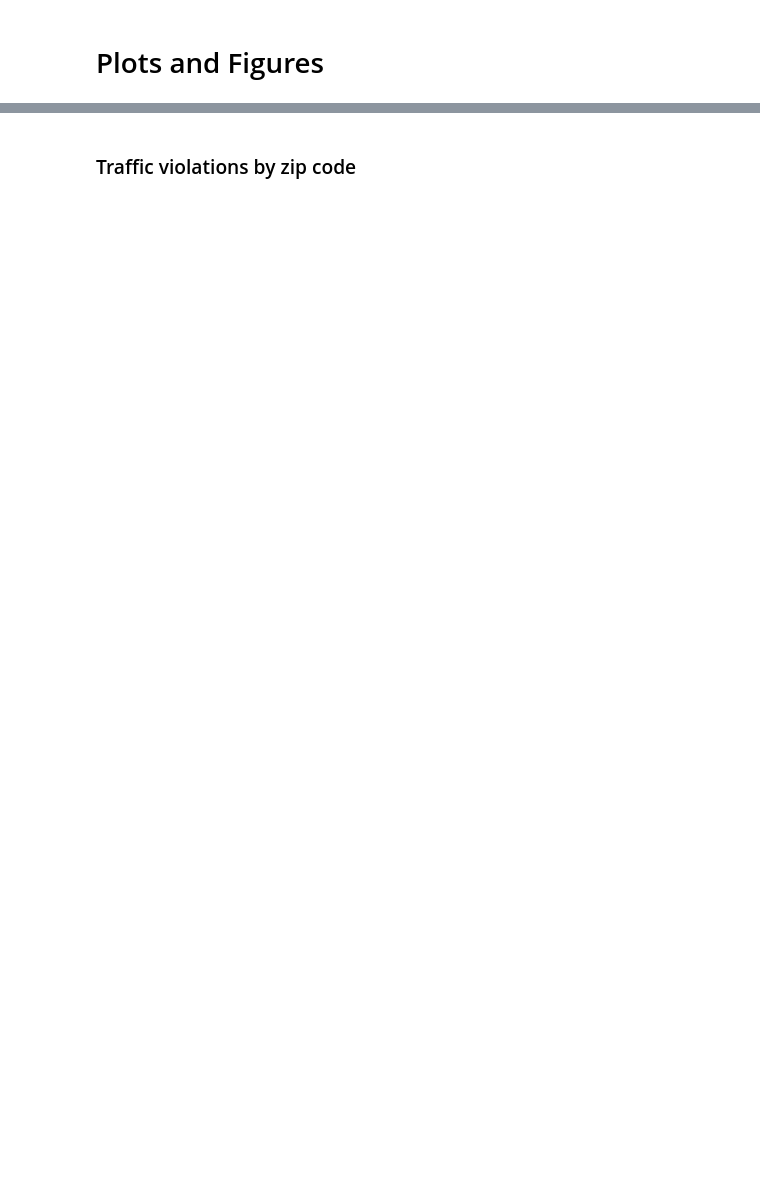
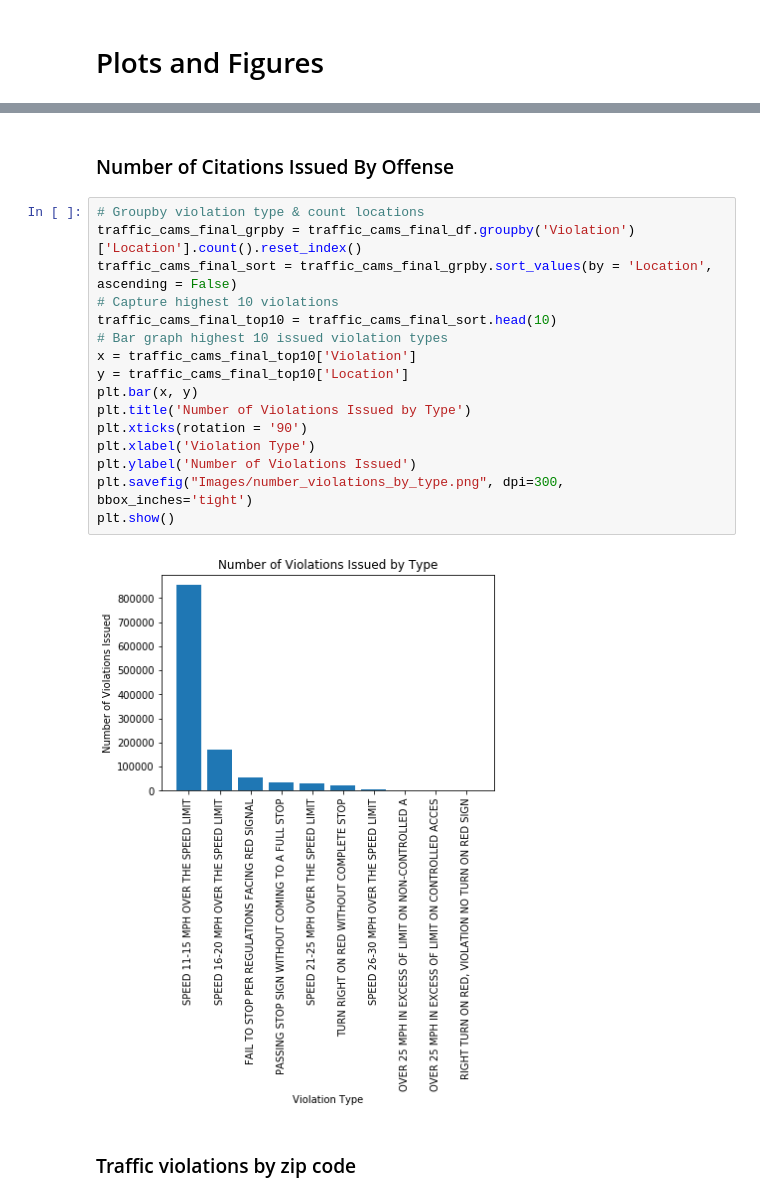
Before and after one commit to carlykelly/Traffic_Project, a Jupyter notebook: Plots and figures.ipynb, the cells around one changed output, grey strips where cells are left out. Cells and saved outputs as stored; diff of their text form; blank space fills up the shorter version.

```diff
--- a/Plots and figures.ipynb
+++ b/Plots and figures.ipynb
@@ -84,3 +122,23 @@ by_month_xport.to_excel(r'..\Traffic_Project\Results\by month.xlsx', index = Tru
+# %% [markdown]
+### Number of Citations Issued By Offense
+# %%
+# Groupby violation type & count locations
+traffic_cams_final_grpby = traffic_cams_final_df.groupby('Violation')['Location'].count().reset_index()
+traffic_cams_final_sort = traffic_cams_final_grpby.sort_values(by = 'Location', ascending = False)
+# Capture highest 10 violations
+traffic_cams_final_top10 = traffic_cams_final_sort.head(10)
+# Bar graph highest 10 issued violation types
+x = traffic_cams_final_top10['Violation']
+y = traffic_cams_final_top10['Location']
+plt.bar(x, y)
+plt.title('Number of Violations Issued by Type')
+plt.xticks(rotation = '90')
+plt.xlabel('Violation Type')
+plt.ylabel('Number of Violations Issued')
+plt.savefig("Images/number_violations_by_type.png", dpi=300, bbox_inches='tight')
+plt.show()
+# %% [output]
+[figure, added]
 # %% [markdown]
 ### Traffic violations by zip code
 # %%
```
Also changed, not shown: parts of 12 cells of this notebook, 7 other files.
